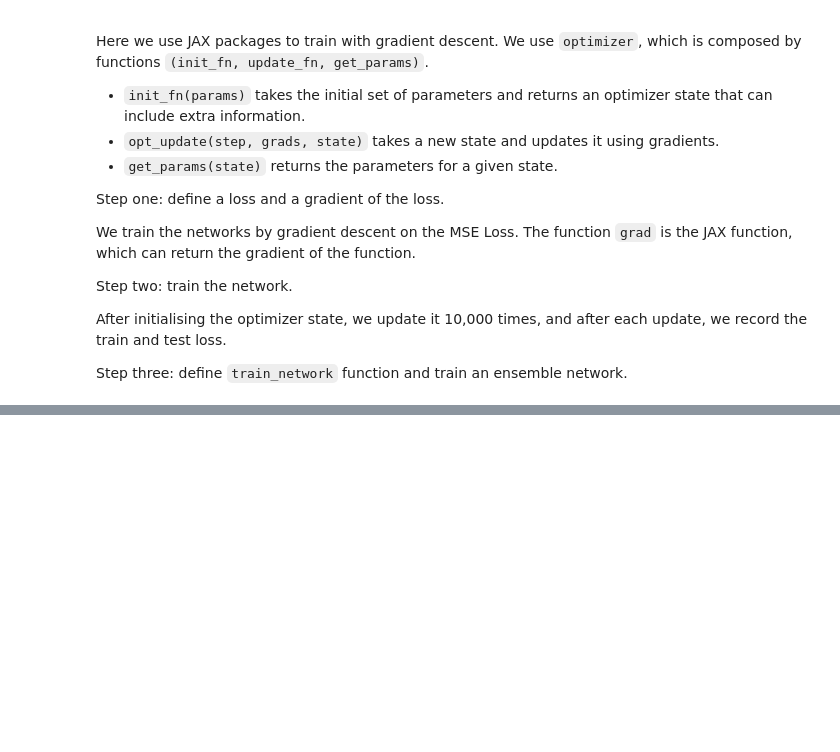
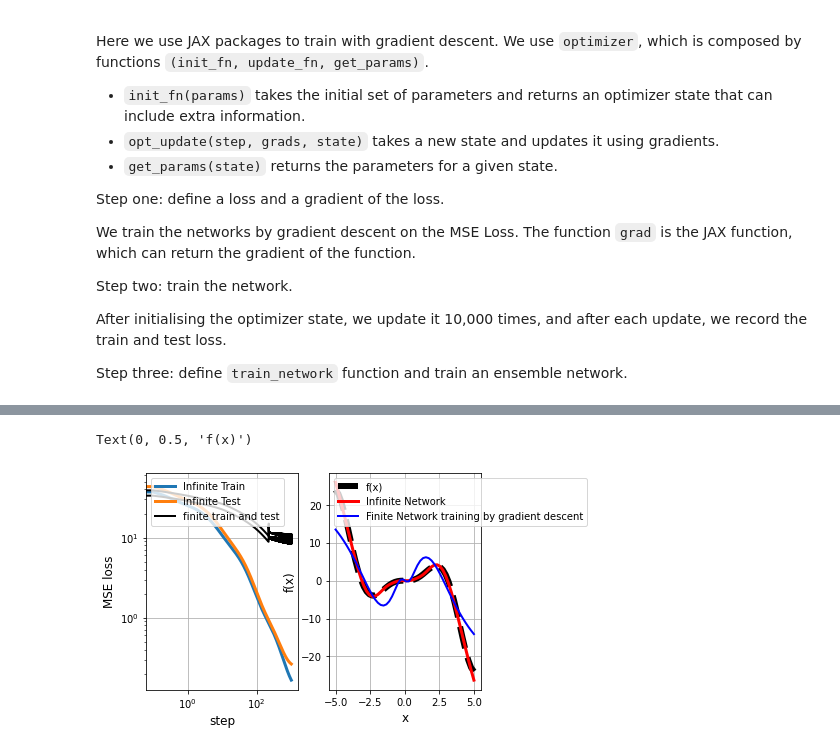
Before and after one commit to Evangeline111/Neural-Tangent-Kernel-Huiyao-Wang, a Jupyter notebook: Dissertation_Neural_Tangent_Kernel_Huiyao_Wang.ipynb, the cells around one changed output, grey strips where cells are left out. Drawn from its saved outputs; the diff is of its cells as text; code cells hidden in the pictures; blank space fills up the shorter version.

```diff
--- a/Dissertation_Neural_Tangent_Kernel_Huiyao_Wang.ipynb
+++ b/Dissertation_Neural_Tangent_Kernel_Huiyao_Wang.ipynb
@@ -303,5 +294,4 @@ plt.legend(['f(x)','Infinite Network', 'Finite Network training by gradient desc
 plt.grid()
 plt.xlabel("x", fontsize=12)
 plt.ylabel("f(x)", fontsize=12)
-finalize_plot((1.5, 0.6))
 # %% [output]
@@ -309,3 +298,5 @@ finalize_plot((1.5, 0.6))
+Text(0, 0.5, 'f(x)')
+[figure, added]
 # %%
 trainGD=apply_fn(get_params(opt_state), testX)
 #R2_GD=r2_score(test_ys[:,0],trainGD[:,0])
```
Also changed, not shown: parts of 10 cells of this notebook.
